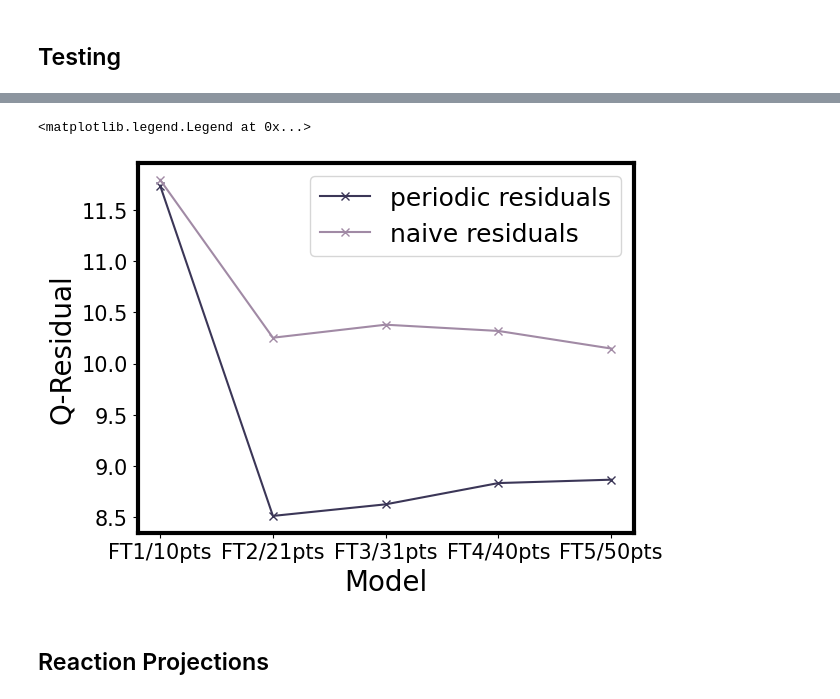
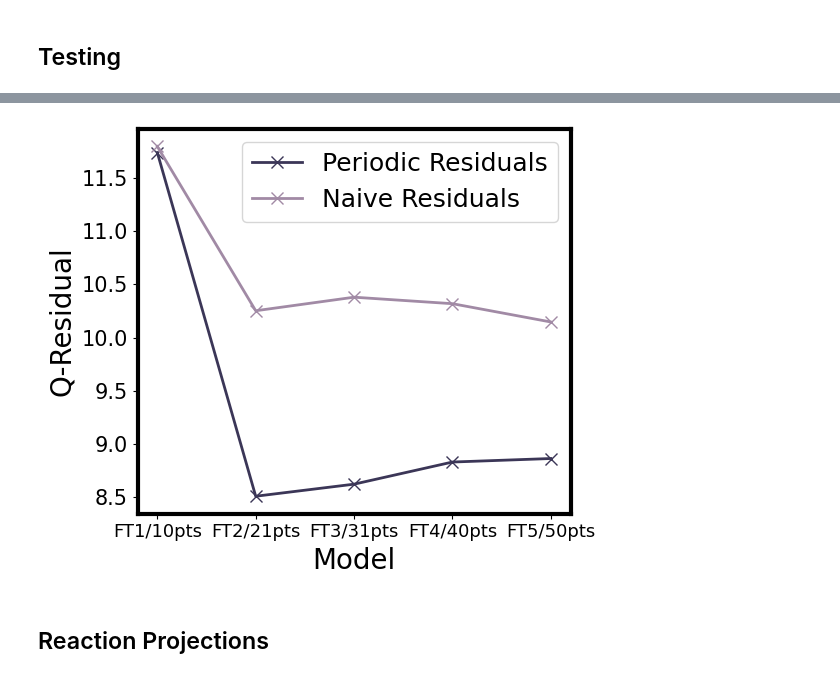
Before and after one commit to YangLab-GT/umlip_bias_finetuning, a Jupyter notebook: analysis/figure_notebook.ipynb, the cells around one changed output, grey strips where cells are left out. Saved outputs shown, nothing was run; the diff lists cells and outputs as text; code cells hidden in the pictures.

```diff
--- a/analysis/figure_notebook.ipynb
+++ b/analysis/figure_notebook.ipynb
@@ -841,13 +844,15 @@ ft_residuals = [ft1_residual, ft2_residual, ft3_residual, ft4_residual, ft5_resi
-# %%
-plt.plot(ft_residuals , '-x', label='periodic residuals', color=colors[5])
-plt.plot(naive_residuals, '-x', label='naive residuals', color=colors[2])
-plt.xticks([0, 1, 2, 3, 4], ["FT1/10pts", "FT2/21pts", "FT3/31pts", "FT4/40pts", "FT5/50pts"])
-plt.ylabel("Q-Residual")
-plt.xlabel("Model")
-plt.legend()
-# %% [output]
-<matplotlib.legend.Legend at 0x...>
-[figure, removed]
+# %%
+fig, ax = plt.subplots(1, 1, figsize=(6,5))
+ax.plot(ft_residuals , '-x', linewidth=2, markersize=8, label='Periodic Residuals', color=colors[5])
+ax.plot(naive_residuals , '-x', linewidth=2, markersize=8, label='Naive Residuals', color=colors[2])
+ax.set_xticks([0, 1, 2, 3, 4], ["FT1/10pts", "FT2/21pts", "FT3/31pts", "FT4/40pts", "FT5/50pts"], fontsize=13)
+ax.set_ylabel("Q-Residual")
+ax.set_xlabel("Model")
+ax.legend()
+fig.tight_layout()
+plt.savefig("figures/results_testingQResiduals.svg")
+# %% [output]
+[figure, added]
 # %% [markdown]
 ## Reaction Projections
 # %%
```
Also changed, not shown: parts of 17 cells of this notebook, 13 other files.
